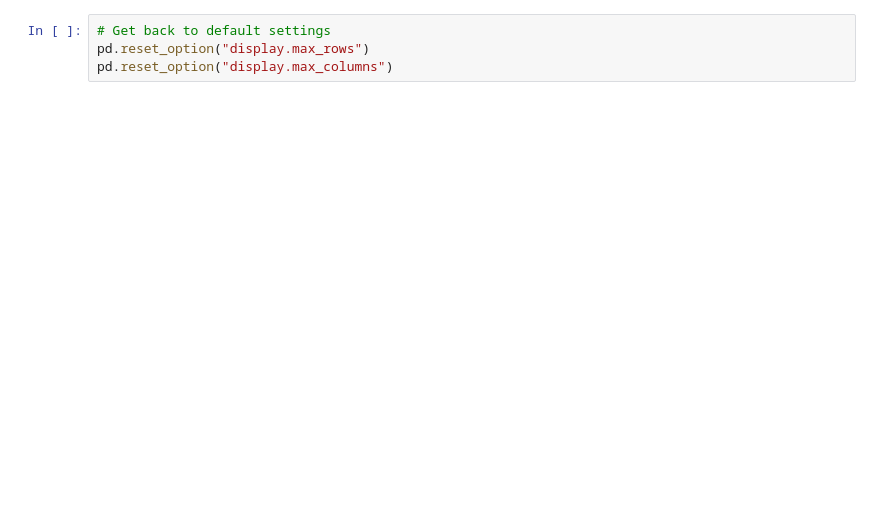
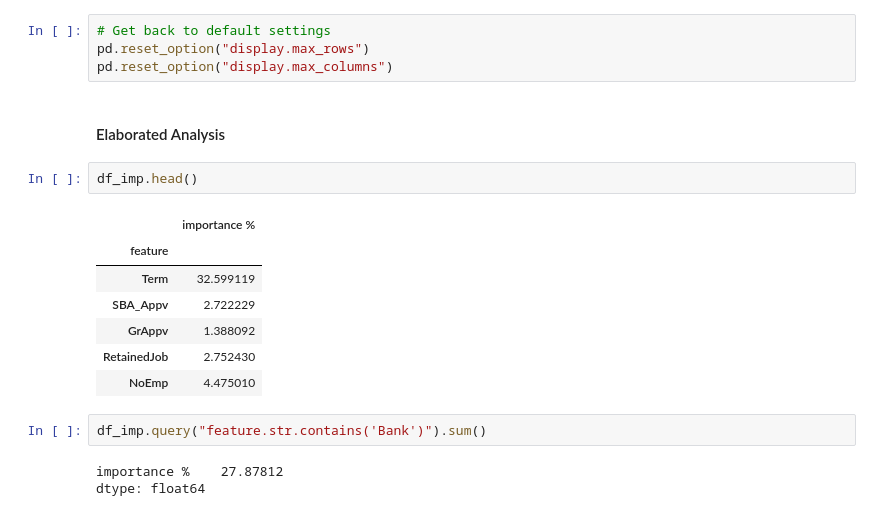
Before and after one commit to GMartin-Data/loan_approval, a Jupyter notebook: notebooks/modeling.ipynb, the cells around one changed output. Saved outputs shown, nothing was run; the diff lists cells and outputs as text; blank space fills up the shorter version.

```diff
--- a/notebooks/modeling.ipynb
+++ b/notebooks/modeling.ipynb
@@ -334,3 +347,20 @@ display(df_imp)
 # Get back to default settings
 pd.reset_option("display.max_rows")
 pd.reset_option("display.max_columns")
+# %% [markdown]
+#### Elaborated Analysis
+# %%
+df_imp.head()
+# %% [output]
+|  | importance % |
+| feature |  |
+| Term | 32.599119 |
+| SBA_Appv | 2.722229 |
+| GrAppv | 1.388092 |
+| RetainedJob | 2.752430 |
+| NoEmp | 4.475010 |
+# %%
+df_imp.query("feature.str.contains('Bank')").sum()
+# %% [output]
+importance %    27.87812
+dtype: float64
```
Also changed, not shown: parts of 23 cells of this notebook.
